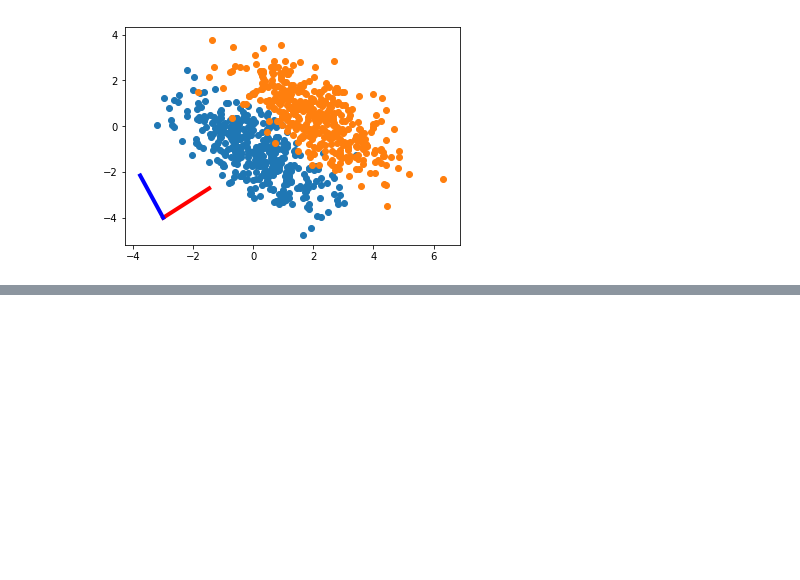
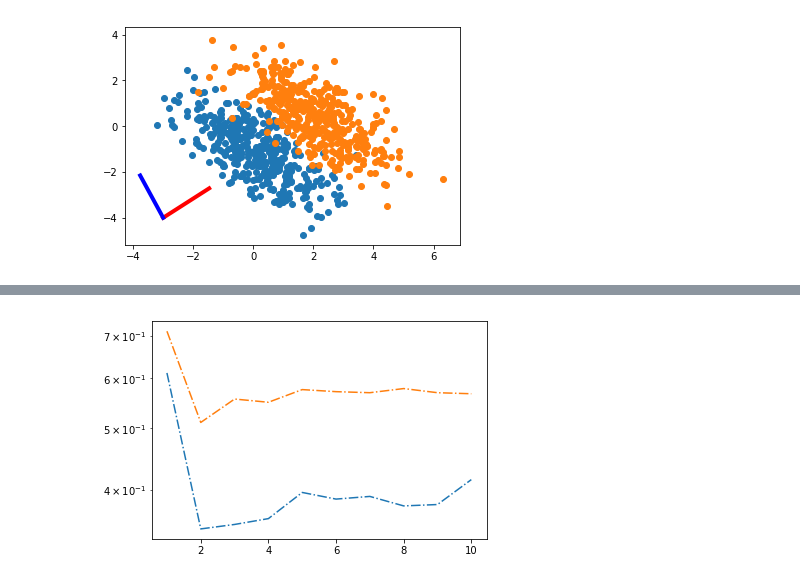
Before and after one commit to Ryuta339/ESL2_Chapter4, a Jupyter notebook: Fisher's LDA.ipynb, the cells around one changed output, grey strips where cells are left out. Drawn from its saved outputs; the diff is of its cells as text; code cells hidden in the pictures; blank space fills up the shorter version.

Commit message:
Applied Fisher's LDA into vowel data

```diff
--- a/Fisher's LDA.ipynb
+++ b/Fisher's LDA.ipynb
@@ -192,0 +189,15 @@ Adding an axes using the same arguments as a previous axes currently reuses the
+# %%
+# test data
+test_file = open("./data/vowel_test.csv", "r", encoding="utf_8", errors="", newline="" )
+test_f = csv.reader(test_file, delimiter=",", doublequote=True, lineterminator="\r\n", quotechar='"', skipinitialspace=True)
+header = next(test_f);
+test_data = np.array ([[float (x) for x in row[1:]] for row in test_f]);
+test_Y = np.array ([int(x-1) for x in test_data[:,0]]);
+test_X_raw = test_data[:,1:];
+
+N_test, _ = test_X_raw.shape;
+
+# normalize the data
+test_X = normalization_data (test_X_raw, dim)
+
+reduced_test_X = a.T.dot (test_X.T);
@@ -192,0 +242,36 @@ Adding an axes using the same arguments as a previous axes currently reuses the
+# %%
+
+import matplotlib.pyplot as plt;
+
+misrate_train = np.zeros((dim,1), dtype=float);
+misrate_test = np.zeros((dim,1), dtype=float);
+
+for L in range (1,dim+1):
+
+    r_train_X = reduced_X[0:L,:].T
+    r_test_X = reduced_test_X[0:L,:].T
+
+
+    lda = LDA (r_train_X, train_Y, N, K, L);
+    lda.learning ();
+
+    # check
+    for i in range (N):
+        if train_Y[i] != lda.predict (r_train_X[i,:]):
+            misrate_train[L-1,0] += 1.0;
+            #print ('true {}: predict {}'.format (train_Y[i], lda.predict (r_train_X[i,:])))
+    misrate_train[L-1,0] /= N;
+
+    for i in range (N_test):
+        if test_Y[i] != lda.predict (r_test_X[i,:]):
+            misrate_test[L-1,0] += 1.0;
+            #print ('true {}: predict {}'.format (test_Y[i], lda.predict (r_test_X[i,:])))
+    misrate_test[L-1,0] /= N_test;
+
+
+plt.plot (range (1,dim+1), misrate_train, '-.')
+plt.plot (range (1,dim+1), misrate_test, '-.')
+plt.yscale ('log')
+# なんか教科書のグラフと違う気がするなぁ
+# %% [output]
+[figure, added]
```
Also changed, not shown: parts of 3 cells of this notebook.
